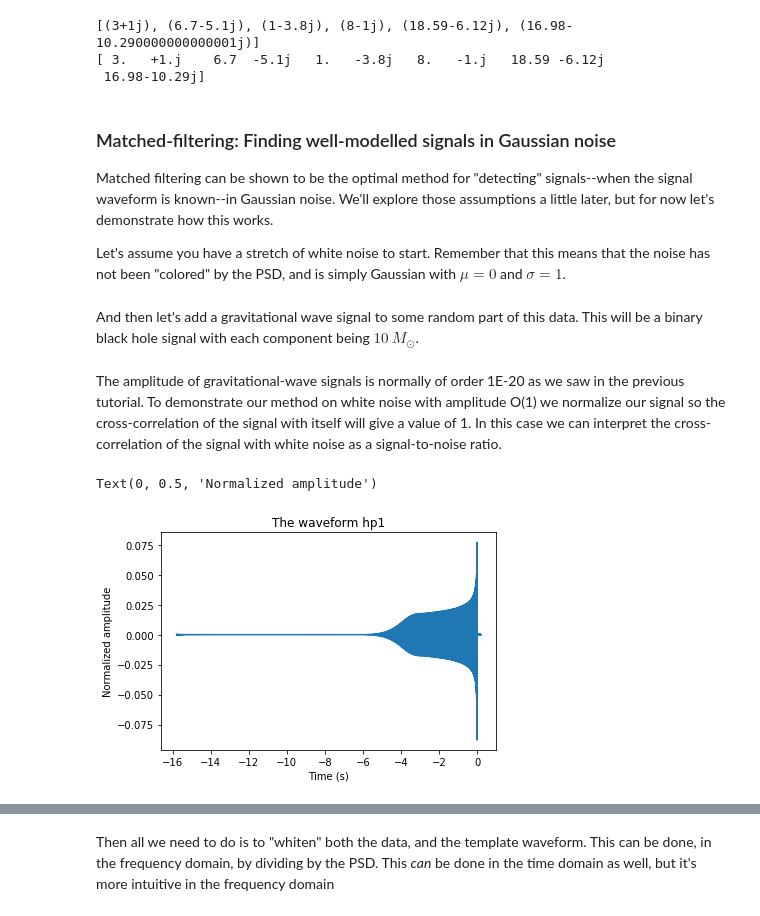
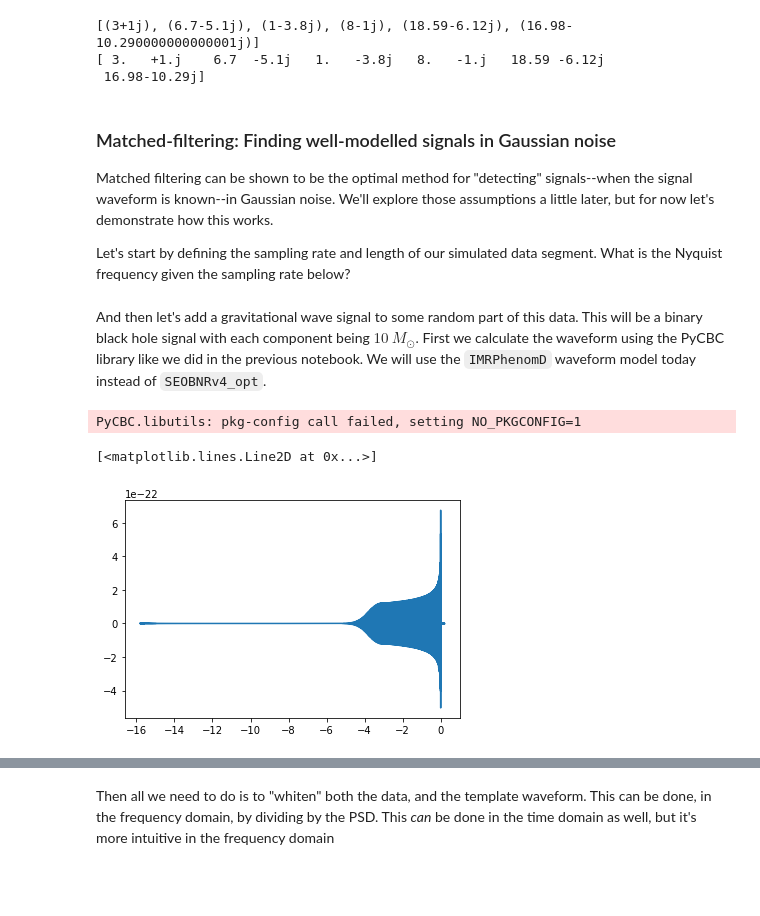
Before and after one commit to asb5468/warrior_scholars, a Jupyter notebook: matched_filter_intro.ipynb, the cells around one changed output, grey strips where cells are left out. Drawn from its saved outputs; the diff is of its cells as text; code cells hidden in the pictures; blank space fills up the shorter version.

```diff
--- a/matched_filter_intro.ipynb
+++ b/matched_filter_intro.ipynb
@@ -68,4 +74,4 @@ print(cc2)
 
 Matched filtering can be shown to be the optimal method for "detecting" signals--when the signal waveform is known--in Gaussian noise. We'll explore those assumptions a little later, but for now let's demonstrate how this works.
 
-Let's assume you have a stretch of white noise to start. Remember that this means that the noise has not been "colored" by the PSD, and is simply Gaussian with $\mu=0$ and $\sigma=1$.
+Let's start by defining the sampling rate and length of our simulated data segment. What is the Nyquist frequency given the sampling rate below?
@@ -84,36 +83,20 @@ times = np.arange(0, data_length, dt)
 # %% [markdown]
-And then let's add a gravitational wave signal to some random part of this data. This will be a binary black hole signal with each component being $10~M_{\odot}$.
+And then let's add a gravitational wave signal to some random part of this data. This will be a binary black hole signal with each component being $10~M_{\odot}$. First we calculate the waveform using the PyCBC library like we did in the previous notebook. We will use the `IMRPhenomD` waveform model today instead of `SEOBNRv4_opt`.
 # %%
 from pycbc.waveform import get_td_waveform
 
 # the "approximant" (jargon for parameterized waveform family).
 # IMRPhenomD is defined in the frequency domain, but we'll get it in the time domain (td).
-# It runs fast, but it doesn't include effects such as non-aligned component spin, or higher order modes.
 apx = 'IMRPhenomD'
 
-# You can specify many parameters,
-# https://pycbc.org/pycbc/latest/html/pycbc.waveform.html?highlight=get_td_waveform#pycbc.waveform.waveform.get_td_waveform
-# but here, we'll use defaults for everything except the masses.
-# It returns both hplus and hcross, but we'll only use hplus for now.
 hp1, _ = get_td_waveform(approximant=apx,
                          mass1=10,
                          mass2=10,
                          delta_t=1.0/sample_rate,
+                         distance=300,
                          f_lower=25)
+plt.plot(hp1.sample_times, hp1)
+# %% [output]
+PyCBC.libutils: pkg-config call failed, setting NO_PKGCONFIG=1
+[<matplotlib.lines.Line2D at 0x...>]
+[figure, added]
-# %% [markdown]
-The amplitude of gravitational-wave signals is normally of order 1E-20 as we saw in the previous tutorial. To demonstrate our method on white noise with amplitude O(1) we normalize our signal so the cross-correlation of the signal with itself will give a value of 1. In this case we can interpret the cross-correlation of the signal with white noise as a signal-to-noise ratio.
-# %%
-hp1 = hp1 / max(np.correlate(hp1,hp1, mode='full'))**0.5
-
-# note that in this figure, the waveform amplitude is of order 1.
-# The duration (for frequency above f_lower=25 Hz) is only 3 or 4 seconds long.
-# The waveform is "tapered": slowly ramped up from zero to full strength, over the first second or so.
-# It is zero-padded at earlier times.
-pylab.figure()
-pylab.title("The waveform hp1")
-pylab.plot(hp1.sample_times, hp1)
-pylab.xlabel('Time (s)')
-pylab.ylabel('Normalized amplitude')
-# %% [output]
-Text(0, 0.5, 'Normalized amplitude')
-[figure, removed]
```
Also changed, not shown: parts of 33 cells of this notebook, 1 other file.
